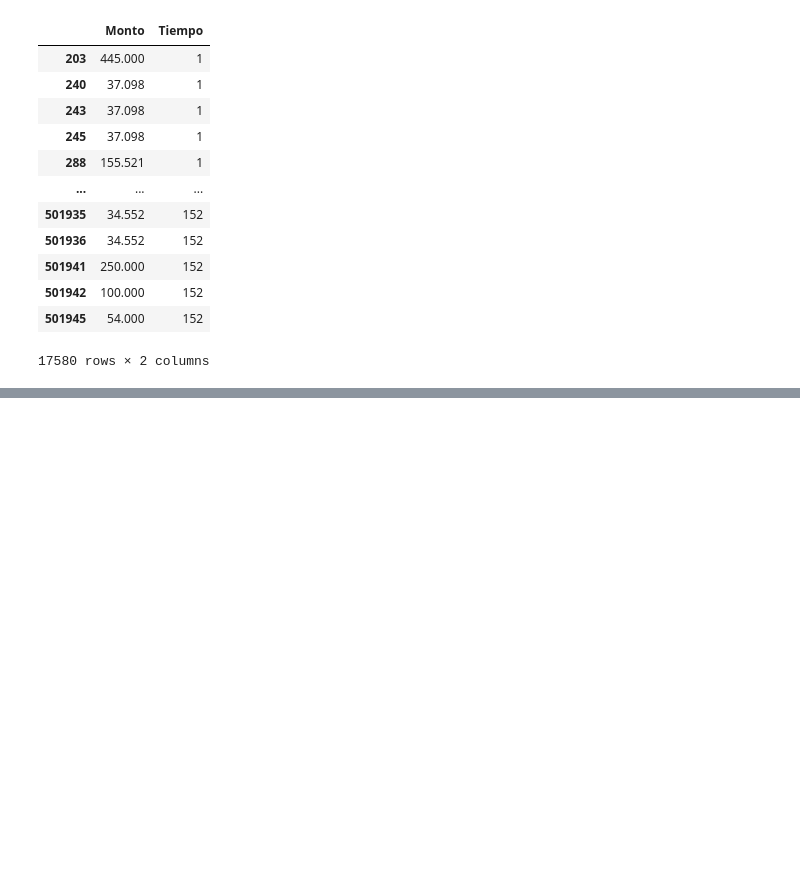
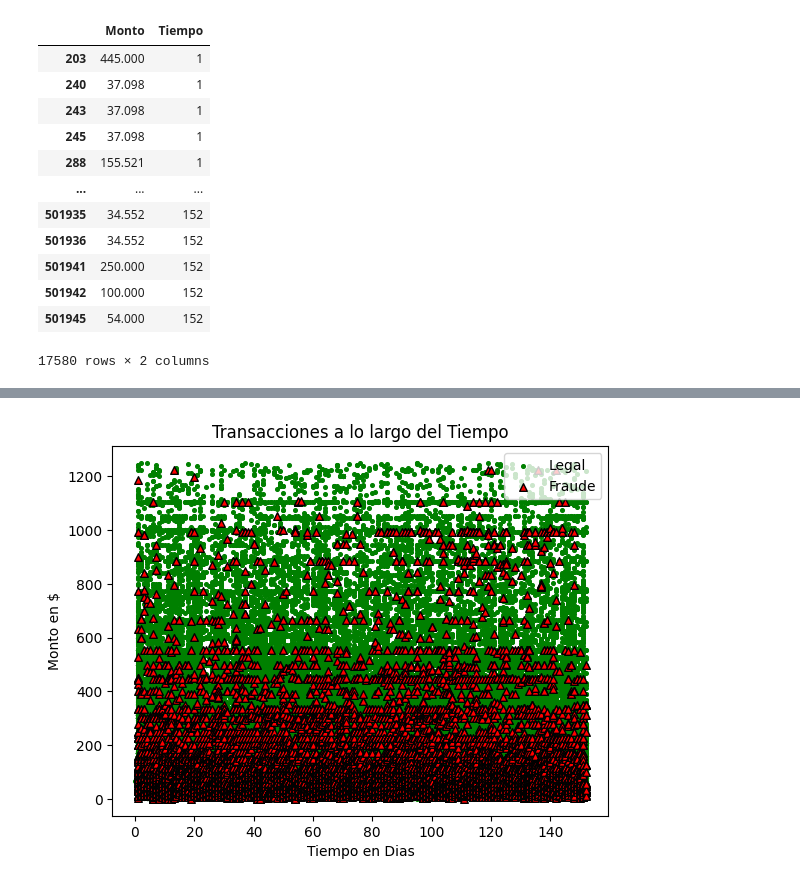
Before and after one commit to Brucejr09/Org-de-Datos-106828, a Jupyter notebook: scatterplot.ipynb, the cells around one changed output, grey strips where cells are left out. Drawn from its saved outputs; the diff is of its cells as text; code cells hidden in the pictures; blank space fills up the shorter version.

```diff
--- a/scatterplot.ipynb
+++ b/scatterplot.ipynb
@@ -71,0 +82,4 @@ plt.show()
+# %%
+scatter(1250)
+# %% [output]
+[figure, added]
```
Also changed, not shown: parts of 7 cells of this notebook, 1 other file.
